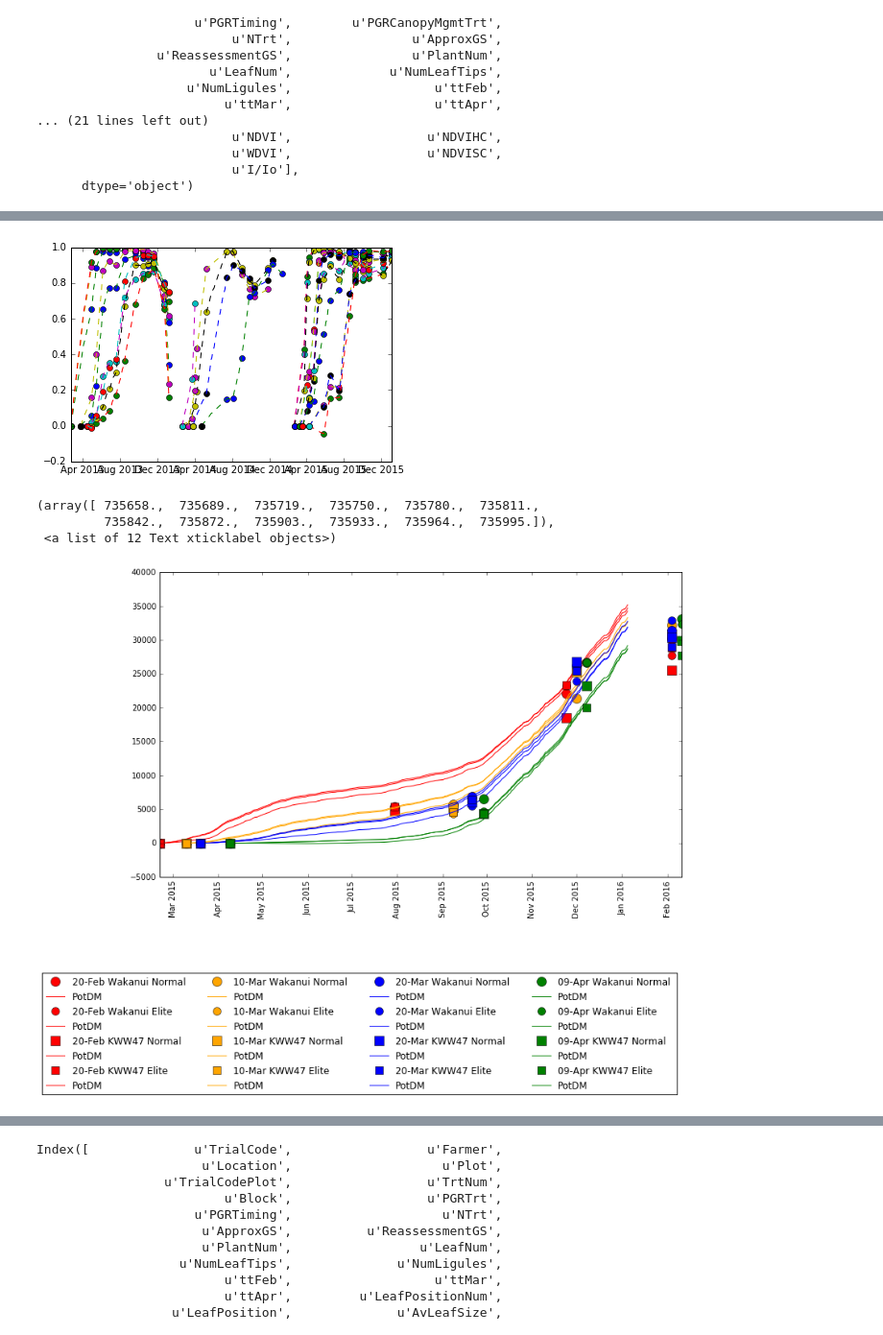
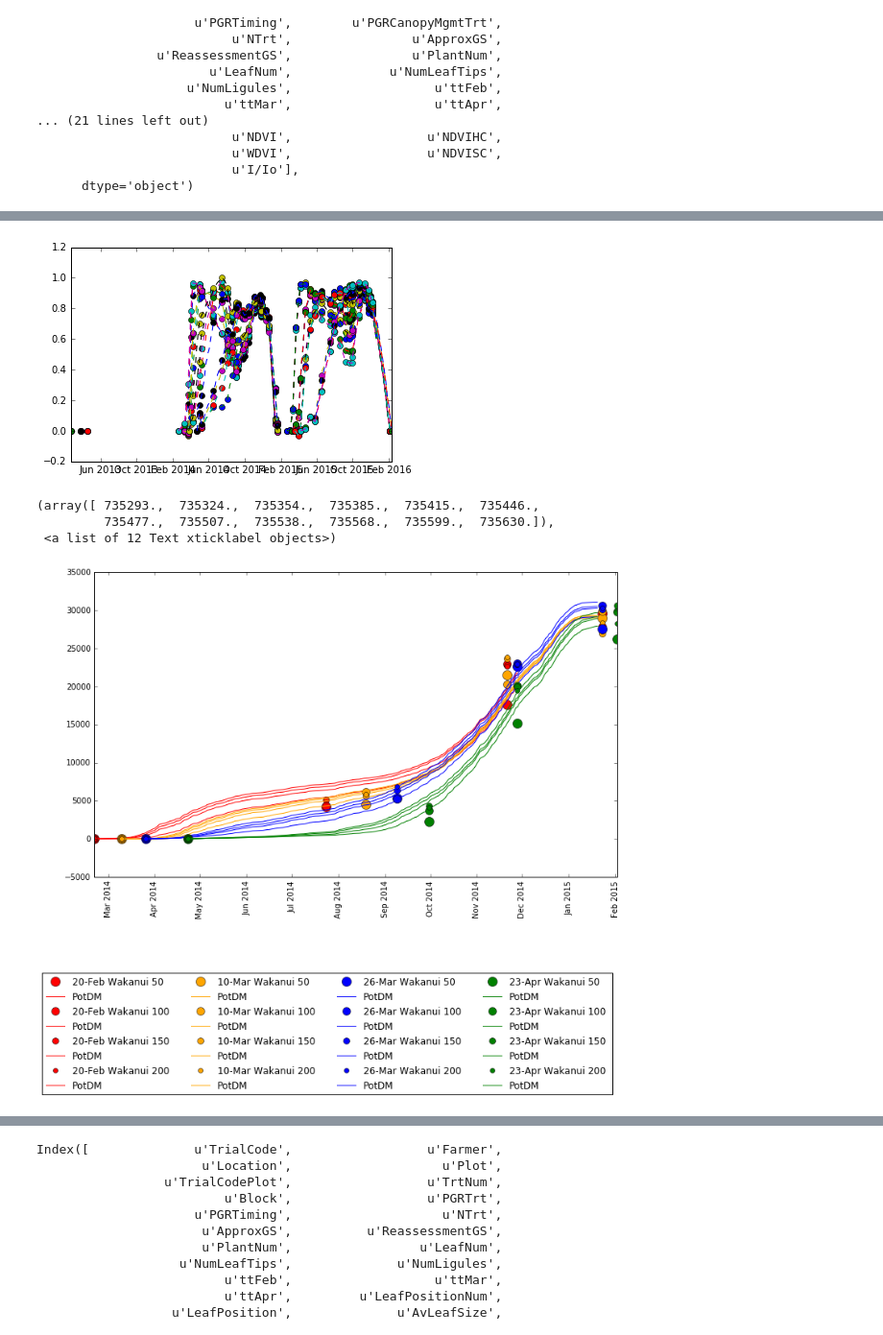
Before and after one commit to HamishBrownPFR/2020, a Jupyter notebook: CombinedAnalysis.ipynb, the cells around one changed output, grey strips where cells are left out. Shown: that part at 96% size. Cells and saved outputs as stored; diff of their text form; code cells hidden in the pictures.

```diff
--- a/CombinedAnalysis.ipynb
+++ b/CombinedAnalysis.ipynb
@@ -143,14 +184,14 @@ Index([              u'TrialCode',                u'YearSown',
                           u'I/Io'],
       dtype='object')
 # %%
-Year = 2013
+Year = 2015
 GraphData = Data.ix[Data.YearSown==Year]
 GraphTreats = GrandIndex.ix[Year,:].dropna(axis=1,how='all')
-Demarkers = SetDemarkers(GraphTreats)
+Demarkers = SetLineSymbols(GraphTreats)
 
 for Treat in GraphTreats.index:
     Filter = (Data.YearSown == Year) & (Data.TrtNum == Treat)
-    GraphData = Data.ix[Filter,'CorrLightInterception'].dropna().groupby(level='SampleDate').mean()
+    GraphData = Data.ix[Filter,'TotalBiomass'].dropna().groupby(level='SampleDate').mean()
     col = Demarkers[0][GraphTreats.ix[Treat][0]]
     mark = Demarkers[1][GraphTreats.ix[Treat][1]]
     try:
@@ -169,7 +210,7 @@ MetData.index = MetData.index.to_datetime()
 MetData.ix[:,'MeanT'] = np.divide(np.add(MetData.ix[:,'MinT'],MetData.ix[:,'MaxT']),2)
 MetData.ix[:,'Tt'] = MetData.ix[:,'MeanT'].cumsum()
 # %%
-VarToInt = 'CorrLightInterception'
+VarToInt = 'NDVISC'
 InterpolationIndex = pd.MultiIndex.from_product([YearList,TreatmentList,MetData.ix['2013-02-01':].index], names=['year', 'TrtNum', 'Date'])
 BiomassAnalysis = pd.DataFrame(index = InterpolationIndex, columns=[VarToInt])
 for Year in [2013,2014,2015]:
@@ -189,9 +230,10 @@ for Year in [2013,2014,2015]:
         plt.plot(InterpDates, InterpDF.ix[:,VarToInt],'--')
         BiomassAnalysis.update(InterpDF)
 # %% [output]
-[figure, old version]
+[figure, new version]
 # %%
 BiomassAnalysis.dropna(inplace=True)
+BiomassAnalysis.sort_index(inplace=True)
 # %%
 for Year in [2013,2014,2015]:
     YearData = Data.ix[Data.YearSown==Year,:]
@@ -204,35 +246,35 @@ for Year in [2013,2014,2015]:
 # %%
 BiomassAnalysis.ix[:,'IntRadn'] = BiomassAnalysis.ix[:,VarToInt] * BiomassAnalysis.ix[:,'Radn']
 XTemp = [-10,0,15,25,35]
-YRUE = [0,0,14,14,0]
+YRUE = [0,0,16,16,0]
 BiomassAnalysis.ix[:,'RUE'] = [np.interp(BiomassAnalysis.ix[x,'Temp'],XTemp,YRUE) for x in BiomassAnalysis.index]
 BiomassAnalysis.ix[:,'PotDM'] = BiomassAnalysis.ix[:,'RUE'] * BiomassAnalysis.ix[:,'IntRadn']
 # %%
-Year = 2015
+Year = 2014
 GraphData = Data.ix[Data.YearSown==Year]
 GraphTreats = GrandIndex.ix[Year,:].dropna(axis=1,how='all')
-Demarkers = SetDemarkers(GraphTreats)
+Demarkers = SetSymbols(GraphTreats)
 Graph = plt.figure(figsize=(12,7))
 
 for Treat in GraphTreats.index:
     Filter = (Data.YearSown == Year) & (Data.TrtNum == Treat)
     GraphData = Data.ix[Filter,'TotalBiomass'].dropna().groupby(level='SampleDate').mean()
     col = Demarkers[0][GraphTreats.ix[Treat][0]]
     mark = Demarkers[1][GraphTreats.ix[Treat][1]]
     try:
         size = Demarkers[2][GraphTreats.ix[Treat][2]]
     except:
         size = 8
     plt.plot(GraphData,mark,color = col, markersize = size,label = MakeLabel(GraphTreats.ix[Treat,:]))
     Potbiomass = BiomassAnalysis.ix[(Year,Treat),'PotDM'].cumsum()
     plt.plot(Potbiomass,'-', color=col)
 plt.legend(bbox_to_anchor=(1, -0.3),numpoints=1,ncol=4)
 plt.xticks(rotation=90)
 # %% [output]
-(array([ 735658.,  735689.,  735719.,  735750.,  735780.,  735811.,
-         735842.,  735872.,  735903.,  735933.,  735964.,  735995.]),
+(array([ 735293.,  735324.,  735354.,  735385.,  735415.,  735446.,
+         735477.,  735507.,  735538.,  735568.,  735599.,  735630.]),
  <a list of 12 Text xticklabel objects>)
-[figure, old version]
+[figure, new version]
 # %%
 for Year in [2013,2014,2015]:
     GraphTreats = GrandIndex.ix[Year,:].dropna(axis=1,how='all')
```
Also changed, not shown: parts of 15 cells of this notebook.
